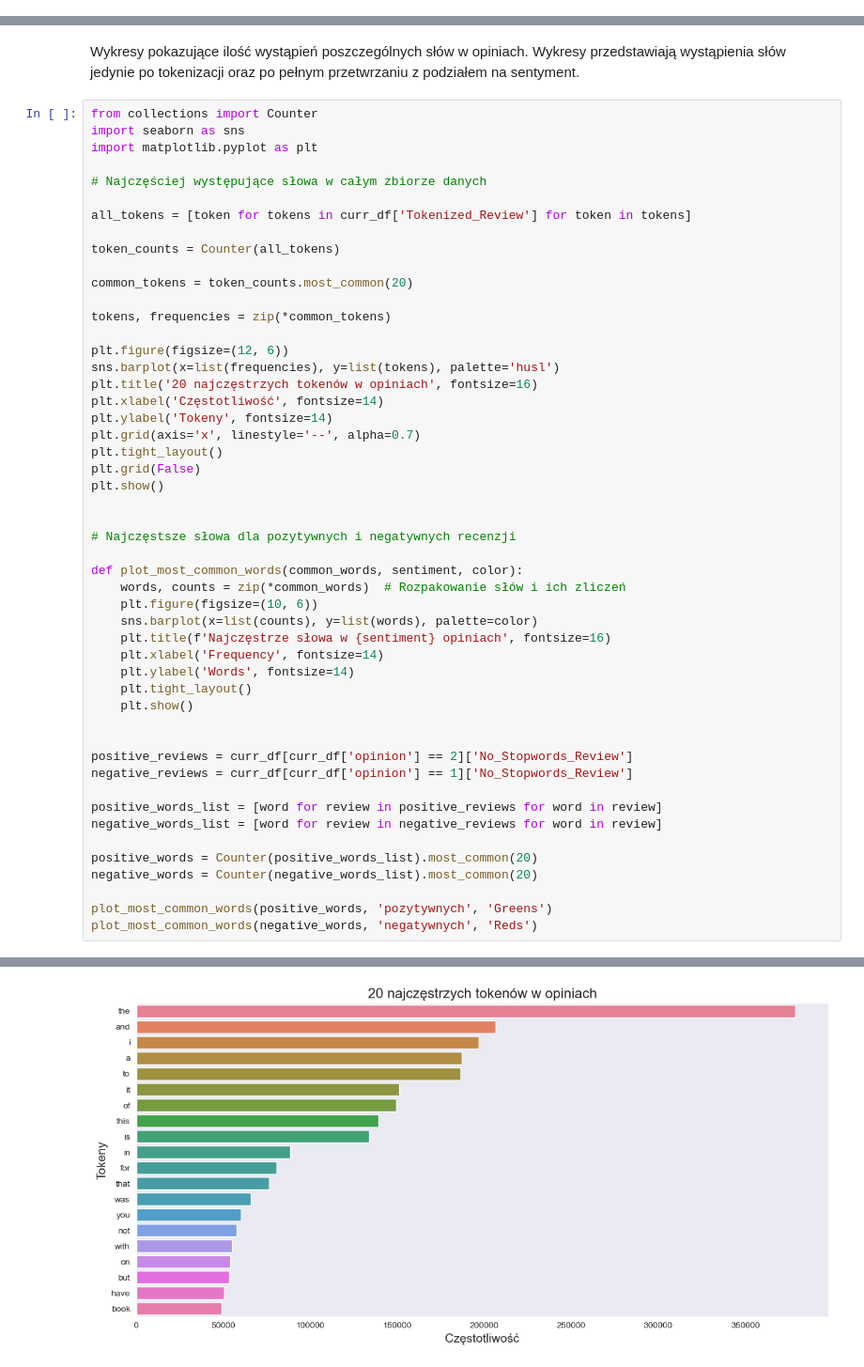
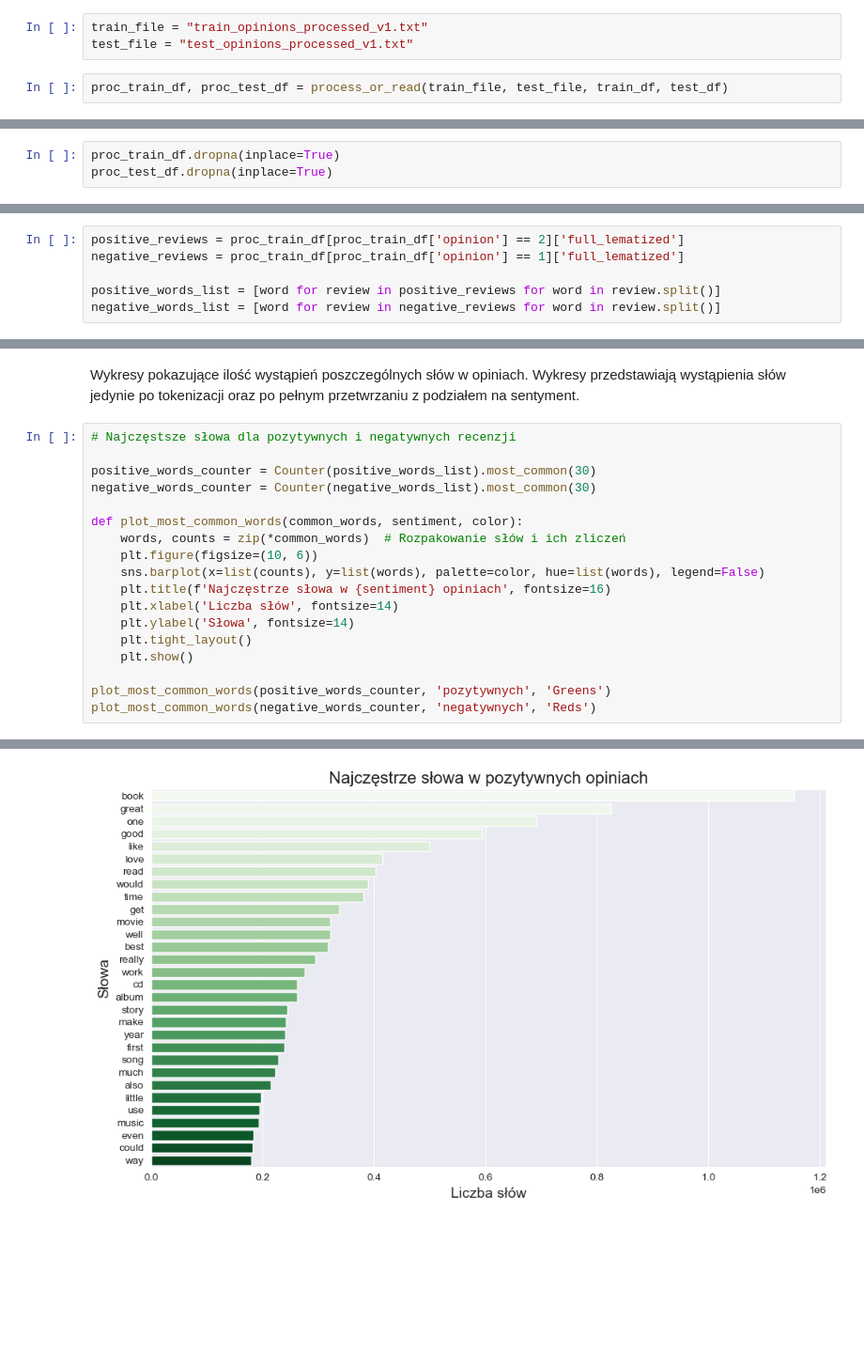
Before and after one commit to piatek5/ML-models-and-classifiers-analisis, a Jupyter notebook: main_notebook.ipynb, the cells around one changed output, grey strips where cells are left out. Shown at 94% size. Saved outputs shown, nothing was run; the diff lists cells and outputs as text; blank space fills up the shorter version.

```diff
--- a/main_notebook.ipynb
+++ b/main_notebook.ipynb
@@ -163,0 +308,5 @@ curr_df.head()
+# %%
+train_file = "train_opinions_processed_v1.txt"
+test_file = "test_opinions_processed_v1.txt"
+# %%
+proc_train_df, proc_test_df = process_or_read(train_file, test_file, train_df, test_df)
@@ -163,0 +366,3 @@ curr_df.head()
+# %%
+proc_train_df.dropna(inplace=True)
+proc_test_df.dropna(inplace=True)
@@ -165,0 +394,6 @@ curr_df.head()
+# %%
+positive_reviews = proc_train_df[proc_train_df['opinion'] == 2]['full_lematized']
+negative_reviews = proc_train_df[proc_train_df['opinion'] == 1]['full_lematized']
+
+positive_words_list = [word for review in positive_reviews for word in review.split()]
+negative_words_list = [word for review in negative_reviews for word in review.split()]
@@ -191,53 +421,21 @@ Passing `palette` without assigning `hue` is deprecated and will be removed in v
 # %% [markdown]
 Wykresy pokazujące ilość wystąpień poszczególnych słów w opiniach. Wykresy przedstawiają wystąpienia słów jedynie po tokenizacji oraz po pełnym przetwrzaniu z podziałem na sentyment.
 # %%
-from collections import Counter
-import seaborn as sns
-import matplotlib.pyplot as plt
+# Najczęstsze słowa dla pozytywnych i negatywnych recenzji
 
-# Najczęściej występujące słowa w całym zbiorze danych
-
-all_tokens = [token for tokens in curr_df['Tokenized_Review'] for token in tokens]
-
-token_counts = Counter(all_tokens)
-
-common_tokens = token_counts.most_common(20)
-
-tokens, frequencies = zip(*common_tokens)
-
-plt.figure(figsize=(12, 6))
-sns.barplot(x=list(frequencies), y=list(tokens), palette='husl')
-plt.title('20 najczęstrzych tokenów w opiniach', fontsize=16)
-plt.xlabel('Częstotliwość', fontsize=14)
-plt.ylabel('Tokeny', fontsize=14)
-plt.grid(axis='x', linestyle='--', alpha=0.7)
-plt.tight_layout()
-plt.grid(False)
-plt.show()
-
-
-# Najczęstsze słowa dla pozytywnych i negatywnych recenzji
+positive_words_counter = Counter(positive_words_list).most_common(30)
+negative_words_counter = Counter(negative_words_list).most_common(30)
 
 def plot_most_common_words(common_words, sentiment, color):
     words, counts = zip(*common_words)  # Rozpakowanie słów i ich zliczeń
     plt.figure(figsize=(10, 6))
-    sns.barplot(x=list(counts), y=list(words), palette=color)
+    sns.barplot(x=list(counts), y=list(words), palette=color, hue=list(words), legend=False)
     plt.title(f'Najczęstrze słowa w {sentiment} opiniach', fontsize=16)
-    plt.xlabel('Frequency', fontsize=14)
-    plt.ylabel('Words', fontsize=14)
+    plt.xlabel('Liczba słów', fontsize=14)
+    plt.ylabel('Słowa', fontsize=14)
     plt.tight_layout()
     plt.show()
 
-
-positive_reviews = curr_df[curr_df['opinion'] == 2]['No_Stopwords_Review']
-negative_reviews = curr_df[curr_df['opinion'] == 1]['No_Stopwords_Review']
-
-positive_words_list = [word for review in positive_reviews for word in review]
-negative_words_list = [word for review in negative_reviews for word in review]
-
-positive_words = Counter(positive_words_list).most_common(20)
-negative_words = Counter(negative_words_list).most_common(20)
-
-plot_most_common_words(positive_words, 'pozytywnych', 'Greens')
-plot_most_common_words(negative_words, 'negatywnych', 'Reds')
+plot_most_common_words(positive_words_counter, 'pozytywnych', 'Greens')
+plot_most_common_words(negative_words_counter, 'negatywnych', 'Reds')
 # %% [output]
@@ -247 +442 @@ Passing `palette` without assigning `hue` is deprecated and will be removed in v
-[figure, old version]
+[figure, new version]
```
Also changed, not shown: parts of 81 cells of this notebook, 1 other file.
